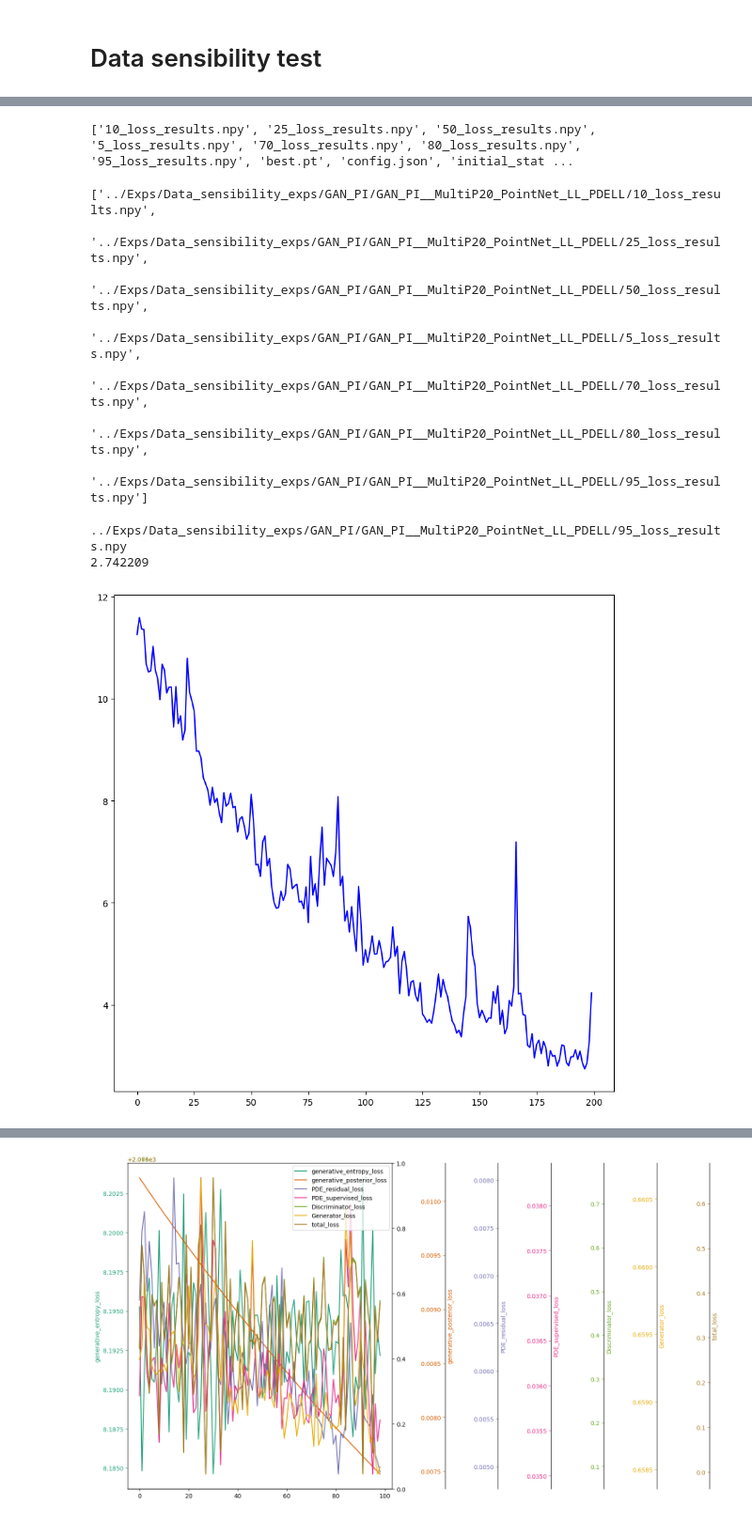
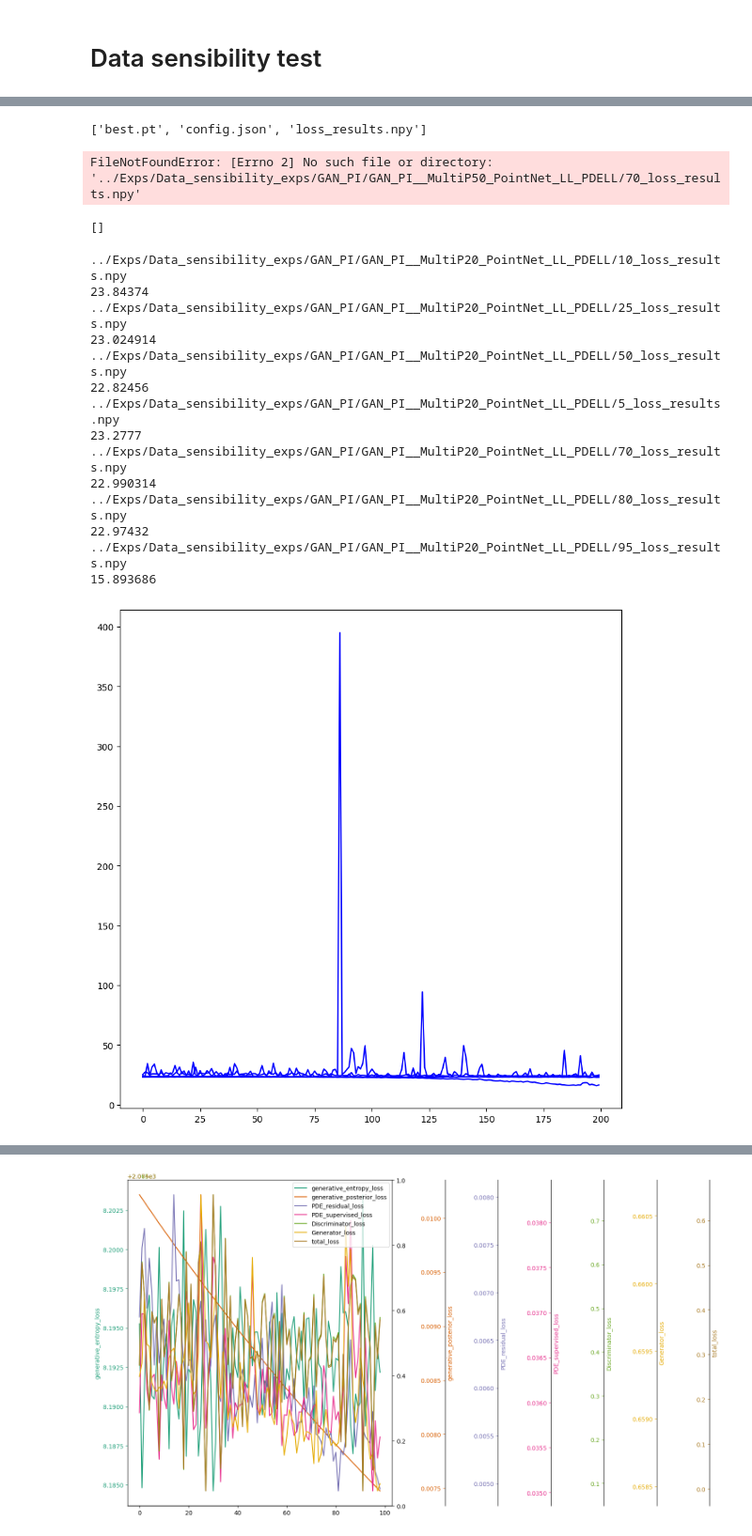
Before and after one commit to grmc1999/PhysicsSimulationDeepLearning, a Jupyter notebook: Notebooks/Result_analysis.ipynb, the cells around one changed output, grey strips where cells are left out. Shown at 94% size. Drawn from its saved outputs; the diff is of its cells as text; code cells hidden in the pictures.

```diff
--- a/Notebooks/Result_analysis.ipynb
+++ b/Notebooks/Result_analysis.ipynb
@@ -54,13 +54,14 @@ root="../Exps/GAN_PI"
 #model_id="GAN_PI_PointNet_LL_PDELL_D1_G1"
 model_id="GAN_PI_PointNet_LL_r10_PDELL"
 model_id="GAN_PI__MultiP20_PointNet_LL_PDELL"
+model_id="GAN_PI__MultiP50_PointNet_LL_PDELL"
 hist=np.load(os.path.join(root,model_id,"loss_results.npy"),allow_pickle=True)
 hist=hist.tolist()
 # %%
 
 #plt.plot(step_loss["PDE_supervised_loss"][-100:])
 
-inidx_1=-20
+inidx_1=100
 inidx_2=-1
 
 step_loss={}
@@ -185,6 +186,7 @@ root="../Exps/Data_sensibility_exps/GAN_PI"
 model_id="GAN_PI_PointNet_LL_PDELL_D1_G1"
 model_id="GAN_PI_PointNet_LL_r10_PDELL"
 model_id="GAN_PI__MultiP20_PointNet_LL_PDELL"
+model_id="GAN_PI__MultiP50_PointNet_LL_PDELL"
 #model_id="GAN_PI_PointNet_LL_PDELL_G_PointN_D_MLP"
 # %%
 os.listdir(os.path.join(root,model_id))
@@ -209,39 +202,46 @@ print(os.listdir(os.path.join(root,model_id)))
 hist=np.load(os.path.join(root,model_id,"70_loss_results.npy"),allow_pickle=True)
 hist=hist.tolist()
 # %% [output]
-['10_loss_results.npy', '25_loss_results.npy', '50_loss_results.npy', '5_loss_results.npy', '70_loss_results.npy', '80_loss_results.npy', '95_loss_results.npy', 'best.pt', 'config.json', 'initial_stat ...
+['best.pt', 'config.json', 'loss_results.npy']
+FileNotFoundError: [Errno 2] No such file or directory: '../Exps/Data_sensibility_exps/GAN_PI/GAN_PI__MultiP50_PointNet_LL_PDELL/70_loss_results.npy'
 # %%
 import glob
 glob.glob((os.path.join(root,model_id,"*_loss_results.npy")))
 # %% [output]
-['../Exps/Data_sensibility_exps/GAN_PI/GAN_PI__MultiP20_PointNet_LL_PDELL/10_loss_results.npy',
- '../Exps/Data_sensibility_exps/GAN_PI/GAN_PI__MultiP20_PointNet_LL_PDELL/25_loss_results.npy',
- '../Exps/Data_sensibility_exps/GAN_PI/GAN_PI__MultiP20_PointNet_LL_PDELL/50_loss_results.npy',
- '../Exps/Data_sensibility_exps/GAN_PI/GAN_PI__MultiP20_PointNet_LL_PDELL/5_loss_results.npy',
- '../Exps/Data_sensibility_exps/GAN_PI/GAN_PI__MultiP20_PointNet_LL_PDELL/70_loss_results.npy',
- '../Exps/Data_sensibility_exps/GAN_PI/GAN_PI__MultiP20_PointNet_LL_PDELL/80_loss_results.npy',
- '../Exps/Data_sensibility_exps/GAN_PI/GAN_PI__MultiP20_PointNet_LL_PDELL/95_loss_results.npy']
+[]
 # %%
 fig,axs=plt.subplots(figsize=(10,10))
 inidx_1=300
 inidx_2=-1
 color='b'
-for res in glob.glob((os.path.join(root,model_id,"*_loss_results.npy")))[-1:]:
+for res in glob.glob((os.path.join(root,model_id,"*_loss_results.npy")))[:]:
     print(res)
     step_loss={}
     hist=np.load(res,allow_pickle=True)
     hist=hist.tolist()
     for k in hist[0]["train"]["generative_losses"][0].keys():
         step_loss[k]=list(
             reduce(lambda x,y:x+y,list(b[k] for b in hist[ep]["train"]["generative_losses"])) for ep in hist.keys()
         )
     axs.plot(np.arange(len(step_loss['PDE_residual_loss'][inidx_1:])),step_loss['PDE_residual_loss'][inidx_1:],color=color,label=k)
     print(np.min(step_loss['PDE_residual_loss'][inidx_1:]))
 plt.show()
 # %% [output]
+../Exps/Data_sensibility_exps/GAN_PI/GAN_PI__MultiP20_PointNet_LL_PDELL/10_loss_results.npy
+23.84374
+../Exps/Data_sensibility_exps/GAN_PI/GAN_PI__MultiP20_PointNet_LL_PDELL/25_loss_results.npy
+23.024914
+../Exps/Data_sensibility_exps/GAN_PI/GAN_PI__MultiP20_PointNet_LL_PDELL/50_loss_results.npy
+22.82456
+../Exps/Data_sensibility_exps/GAN_PI/GAN_PI__MultiP20_PointNet_LL_PDELL/5_loss_results.npy
+23.2777
+../Exps/Data_sensibility_exps/GAN_PI/GAN_PI__MultiP20_PointNet_LL_PDELL/70_loss_results.npy
+22.990314
+../Exps/Data_sensibility_exps/GAN_PI/GAN_PI__MultiP20_PointNet_LL_PDELL/80_loss_results.npy
+22.97432
 ../Exps/Data_sensibility_exps/GAN_PI/GAN_PI__MultiP20_PointNet_LL_PDELL/95_loss_results.npy
-2.742209
+15.893686
-[figure, old version]
+[figure, new version]
 # %%
 fig,axs=plt.subplots(figsize=(10,10))
 inidx_1=300
```
Also changed, not shown: parts of 4 cells of this notebook, 3 other files.
